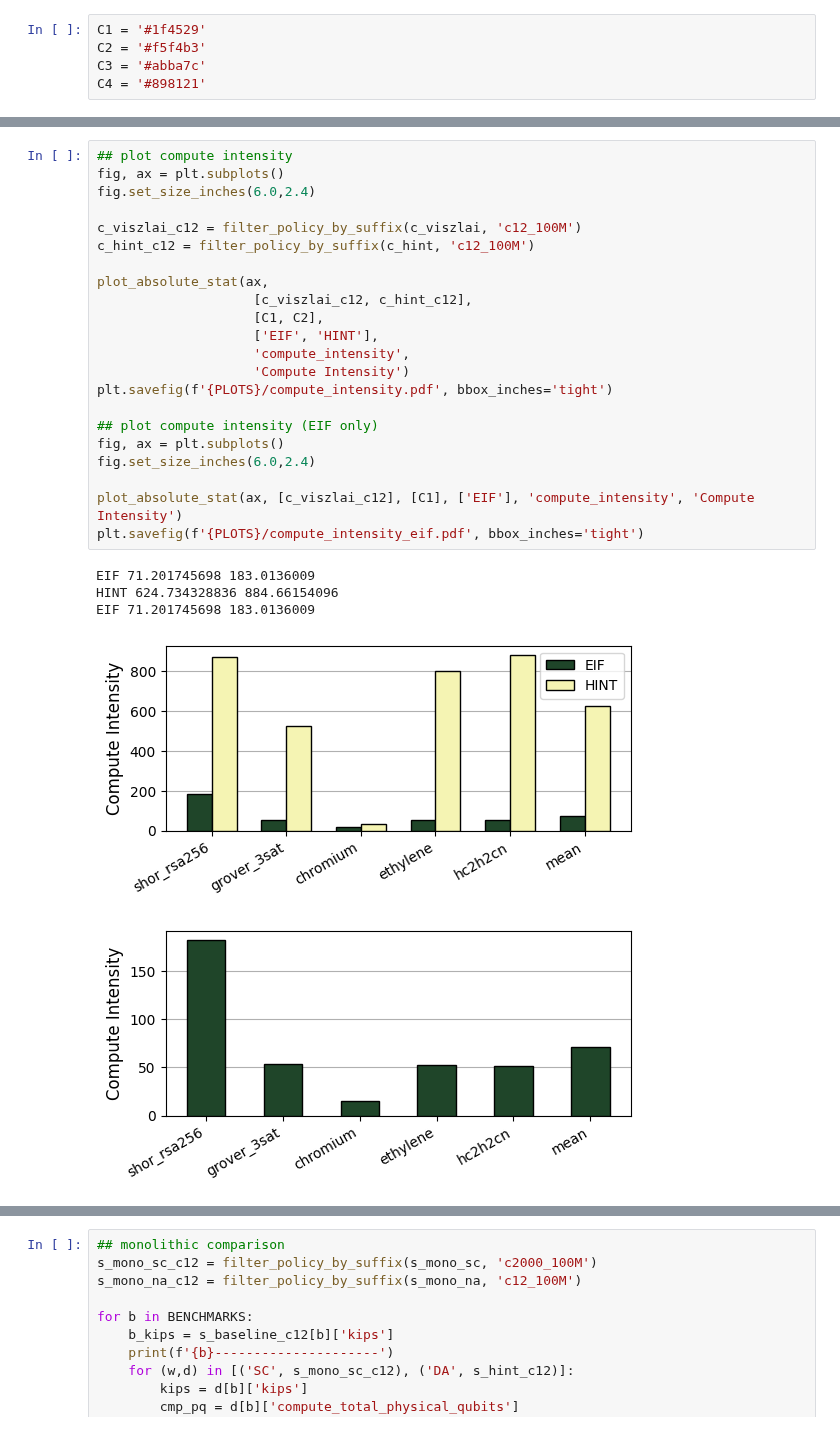
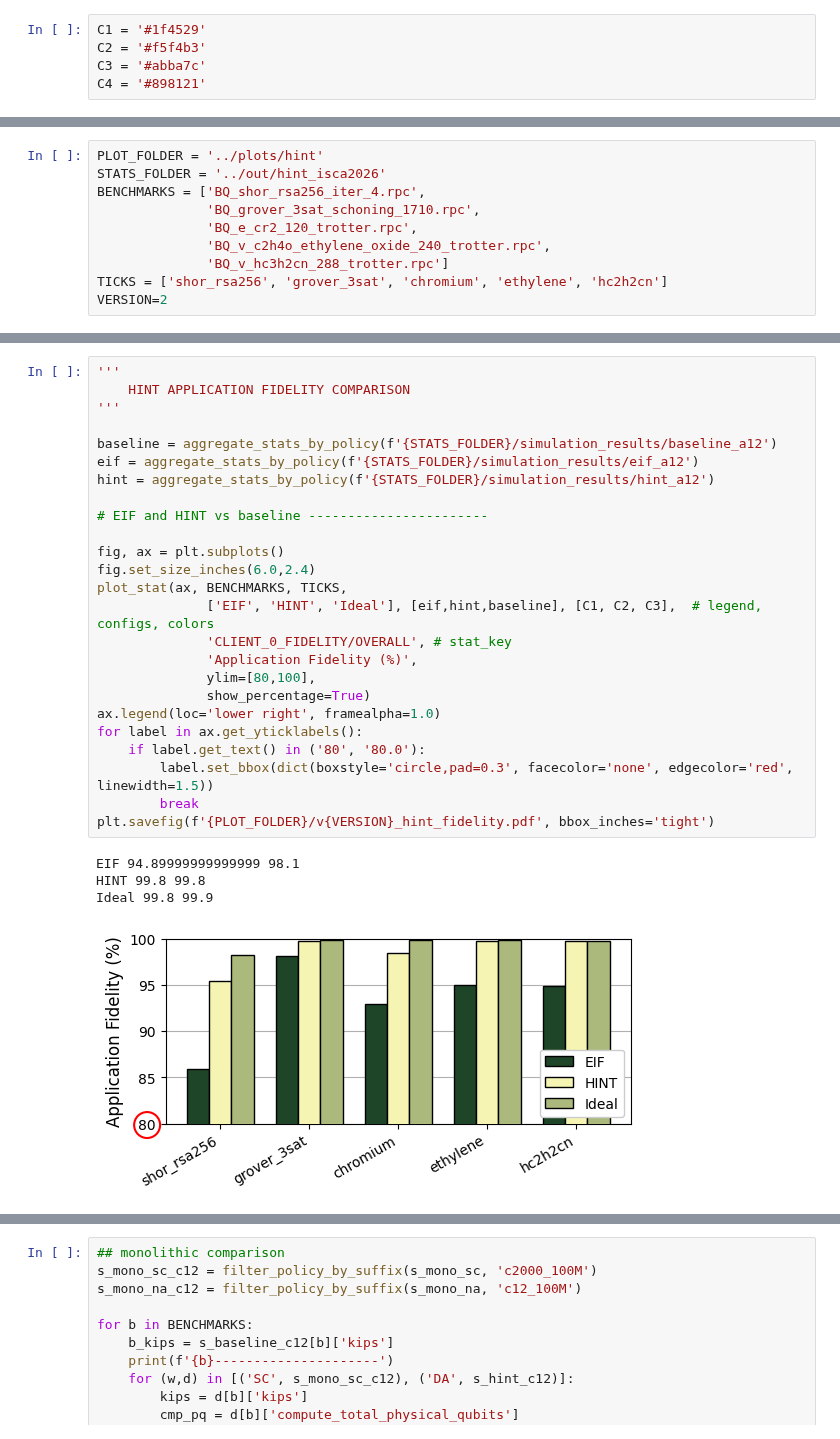
Before and after one commit to suhaskvittal/quicksilver, a Jupyter notebook: scripts/plotting.ipynb, the cells around one changed output, grey strips where cells are left out. Drawn from its saved outputs; the diff is of its cells as text.

Commit message:
added plotting utility + hint plots

```diff
--- a/scripts/plotting.ipynb
+++ b/scripts/plotting.ipynb
@@ -116,0 +143,10 @@ s_mono_na = get_simulation_policy_results('mono_na', S_DATA_FOLDER)
+# %%
+PLOT_FOLDER = '../plots/hint'
+STATS_FOLDER = '../out/hint_isca2026'
+BENCHMARKS = ['BQ_shor_rsa256_iter_4.rpc',
+              'BQ_grover_3sat_schoning_1710.rpc',
+              'BQ_e_cr2_120_trotter.rpc',
+              'BQ_v_c2h4o_ethylene_oxide_240_trotter.rpc',
+              'BQ_v_hc3h2cn_288_trotter.rpc']
+TICKS = ['shor_rsa256', 'grover_3sat', 'chromium', 'ethylene', 'hc2h2cn']
+VERSION=2
@@ -243,28 +231,30 @@ HINT 1362.588760716 2564.28290598
 # %%
-## plot compute intensity
+'''
+    HINT APPLICATION FIDELITY COMPARISON
+'''
+
+baseline = aggregate_stats_by_policy(f'{STATS_FOLDER}/simulation_results/baseline_a12')
+eif = aggregate_stats_by_policy(f'{STATS_FOLDER}/simulation_results/eif_a12')
+hint = aggregate_stats_by_policy(f'{STATS_FOLDER}/simulation_results/hint_a12')
+
+# EIF and HINT vs baseline -----------------------
+
 fig, ax = plt.subplots()
 fig.set_size_inches(6.0,2.4)
-
-c_viszlai_c12 = filter_policy_by_suffix(c_viszlai, 'c12_100M')
-c_hint_c12 = filter_policy_by_suffix(c_hint, 'c12_100M')
-
-plot_absolute_stat(ax,
-                    [c_viszlai_c12, c_hint_c12],
-                    [C1, C2],
-                    ['EIF', 'HINT'],
-                    'compute_intensity',
-                    'Compute Intensity')
-plt.savefig(f'{PLOTS}/compute_intensity.pdf', bbox_inches='tight')
-
-## plot compute intensity (EIF only)
-fig, ax = plt.subplots()
-fig.set_size_inches(6.0,2.4)
-
-plot_absolute_stat(ax, [c_viszlai_c12], [C1], ['EIF'], 'compute_intensity', 'Compute Intensity')
-plt.savefig(f'{PLOTS}/compute_intensity_eif.pdf', bbox_inches='tight')
+plot_stat(ax, BENCHMARKS, TICKS,
+              ['EIF', 'HINT', 'Ideal'], [eif,hint,baseline], [C1, C2, C3],  # legend, configs, colors
+              'CLIENT_0_FIDELITY/OVERALL', # stat_key
+              'Application Fidelity (%)',
+              ylim=[80,100],
+              show_percentage=True)
+ax.legend(loc='lower right', framealpha=1.0)
+for label in ax.get_yticklabels():
+    if label.get_text() in ('80', '80.0'):
+        label.set_bbox(dict(boxstyle='circle,pad=0.3', facecolor='none', edgecolor='red', linewidth=1.5))
+        break
+plt.savefig(f'{PLOT_FOLDER}/v{VERSION}_hint_fidelity.pdf', bbox_inches='tight')
 # %% [output]
-EIF 71.201745698 183.0136009
-HINT 624.734328836 884.66154096
-EIF 71.201745698 183.0136009
+EIF 94.89999999999999 98.1
+HINT 99.8 99.8
+Ideal 99.8 99.9
-[figure, old version]
+[figure, new version]
-[figure, removed]
```
Also changed, not shown: parts of 13 cells of this notebook, 9 other files.
